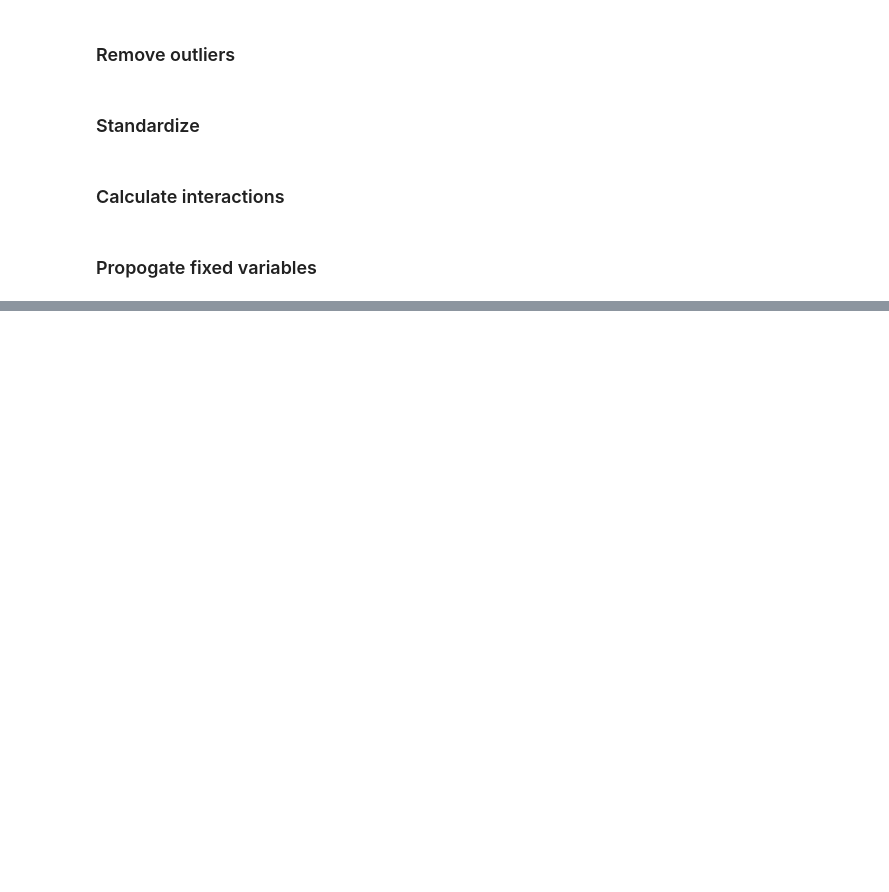
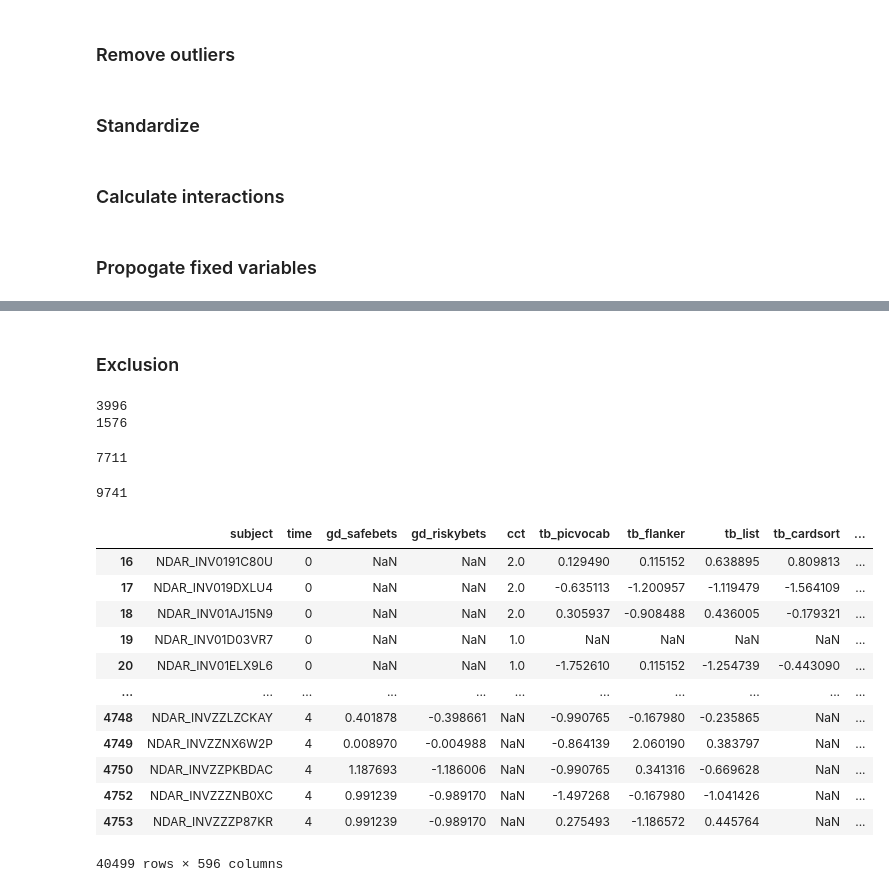
Before and after one commit to ra2yamamoto/abcd-extraction, a Jupyter notebook: main_cleaning.ipynb, the cells around one changed output, grey strips where cells are left out. Cells and saved outputs as stored; diff of their text form; code cells hidden in the pictures; blank space fills up the shorter version.

Commit message:
added exclusion criteria columns

```diff
--- a/main_cleaning.ipynb
+++ b/main_cleaning.ipynb
@@ -21,7 +21,7 @@ import interactions
 output_dir = "output/"
 # %%
 # Read in raw data
-raw_data_file_name = "RAW_ABCD_5.0_panel_20240805.csv"
+raw_data_file_name = "RAW_ABCD_5.1_panel_20240808.csv"
 data = pd.read_csv(output_dir + raw_data_file_name, index_col=0, low_memory=False)
 # %% [markdown]
 ### Remove outliers
@@ -81,0 +105,70 @@ final_clean_data = final_clean_data.convert_dtypes(convert_string=False)
+# %%
+# calculate kids with <= 1 self-reported ALE
+
+final_clean_data["low_ale_children"] = (final_clean_data["b_lifeevents_affected_ss_k"] <= 2).astype(int)
+# %% [markdown]
+### Exclusion
+# %%
+grouping = final_clean_data.groupby("subject")
+# %%
+# self-reports
+
+self_report_ale_4 = grouping.filter(lambda time_points: (time_points["b_lifeevents_ss_k"].notna().sum() >= 4) and (time_points["b_lifeevents_ss_k"].iloc[:4] <= 2).all())
+self_report_ale_5 = grouping.filter(lambda time_points: (time_points["b_lifeevents_ss_k"].notna().sum() == 5) and (time_points["b_lifeevents_ss_k"] <= 2).all())
+print(self_report_ale_4["subject"].nunique())
+print(self_report_ale_5["subject"].nunique())
+# %% [output]
+3996
+1576
+# %%
+# parent reports
+
+def f (time_points):
+  interest = time_points["ale_ksads_sum_score_p"]
+  return (interest[interest.last_valid_index()] == 0).all() if interest.last_valid_index() != None else False
+
+parent_reports = grouping.filter(f)
+print(parent_reports["subject"].nunique())
+# %% [output]
+7711
+# %%
+# national -> compute using national percentages
+# otherwise compute using sample proportion
+
+national = True
+adis = None
+threshold = 0.1
+
+def g1 (time_points):
+  interest = time_points["area_deprivation_idx_perc"]
+  return (interest[interest.first_valid_index()] >= threshold * 100).all() if interest.first_valid_index() != None else False
+
+t0_adi_quantile = data.query("time == 0")["area_deprivation_idx"].quantile(threshold)
+
+def g2 (time_points):
+  interest = time_points["area_deprivation_idx"]
+  return (interest[interest.first_valid_index()] >= t0_adi_quantile).all() if interest.first_valid_index() != None else False
+
+if national:
+  adis = grouping.filter(g1)
+else:
+  print(f"10% quantile: {t0_adi_quantile}")
+  adis = grouping.filter(g2)
+
+print(adis["subject"].nunique())
+adis
+# %% [output]
+9741
+|  | subject | time | gd_safebets | gd_riskybets | cct | tb_picvocab | tb_flanker | tb_list | tb_cardsort | ... |
+| 16 | NDAR_INV0191C80U | 0 | NaN | NaN | 2.0 | 0.129490 | 0.115152 | 0.638895 | 0.809813 | ... |
+| 17 | NDAR_INV019DXLU4 | 0 | NaN | NaN | 2.0 | -0.635113 | -1.200957 | -1.119479 | -1.564109 | ... |
+| 18 | NDAR_INV01AJ15N9 | 0 | NaN | NaN | 2.0 | 0.305937 | -0.908488 | 0.436005 | -0.179321 | ... |
+| 19 | NDAR_INV01D03VR7 | 0 | NaN | NaN | 1.0 | NaN | NaN | NaN | NaN | ... |
+| 20 | NDAR_INV01ELX9L6 | 0 | NaN | NaN | 1.0 | -1.752610 | 0.115152 | -1.254739 | -0.443090 | ... |
+| ... | ... | ... | ... | ... | ... | ... | ... | ... | ... | ... |
+| 4748 | NDAR_INVZZLZCKAY | 4 | 0.401878 | -0.398661 | NaN | -0.990765 | -0.167980 | -0.235865 | NaN | ... |
+| 4749 | NDAR_INVZZNX6W2P | 4 | 0.008970 | -0.004988 | NaN | -0.864139 | 2.060190 | 0.383797 | NaN | ... |
+| 4750 | NDAR_INVZZPKBDAC | 4 | 1.187693 | -1.186006 | NaN | -0.990765 | 0.341316 | -0.669628 | NaN | ... |
+| 4752 | NDAR_INVZZZNB0XC | 4 | 0.991239 | -0.989170 | NaN | -1.497268 | -0.167980 | -1.041426 | NaN | ... |
+| 4753 | NDAR_INVZZZP87KR | 4 | 0.991239 | -0.989170 | NaN | 0.275493 | -1.186572 | 0.445764 | NaN | ... |
+40499 rows × 596 columns
```
Also changed, not shown: parts of 14 cells of this notebook, 7 other files.
